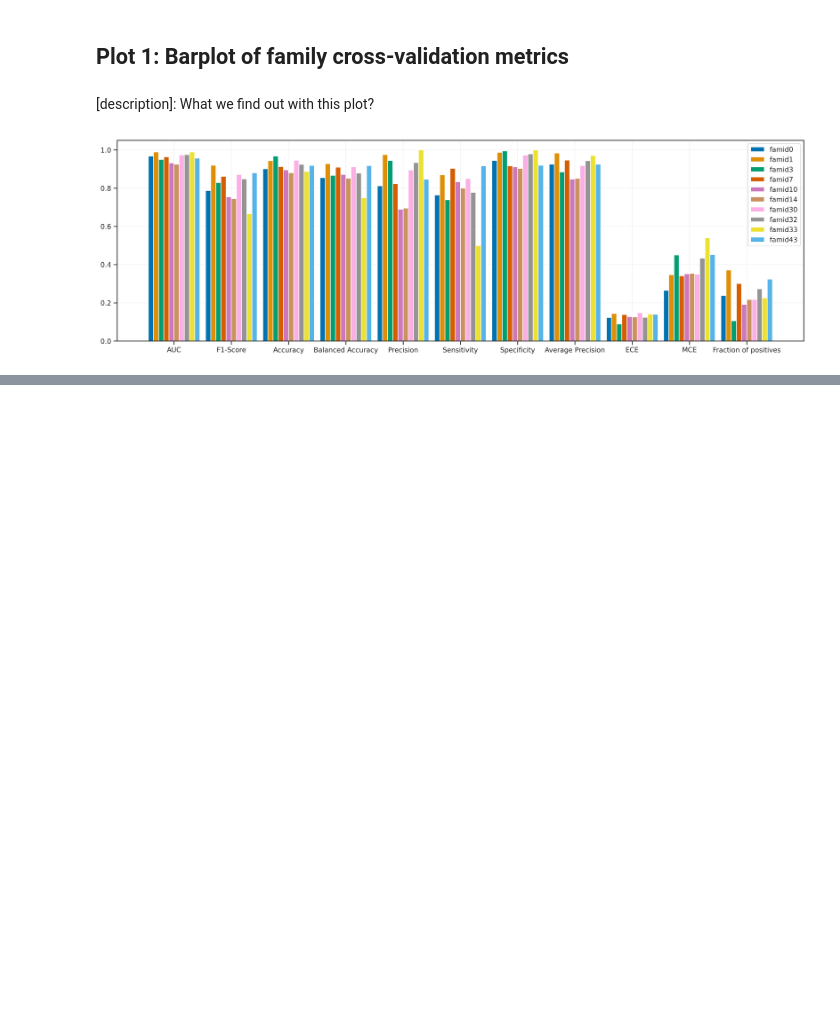
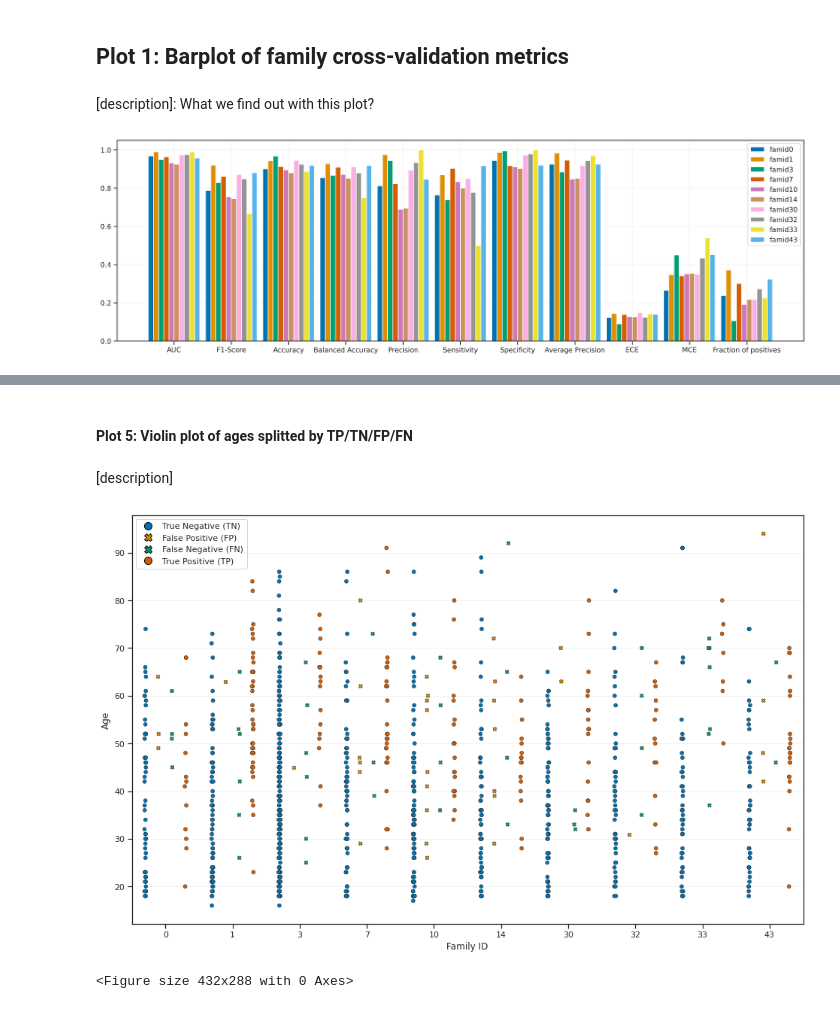
Before and after one commit to zgcarvalho/diabnet, a Jupyter notebook: notebooks/04-family-cross-validation.ipynb, the cells around one changed output, grey strips where cells are left out. Saved outputs shown, nothing was run; the diff lists cells and outputs as text; code cells hidden in the pictures; blank space fills up the shorter version.

```diff
--- a/notebooks/04-family-cross-validation.ipynb
+++ b/notebooks/04-family-cross-validation.ipynb
@@ -172,0 +397,64 @@ if SAVE:
+# %% [markdown]
+#### Plot 5: Violin plot of ages splitted by TP/TN/FP/FN
+# %% [markdown]
+[description]
+# %%
+# Create figure
+fig, ax = plt.subplots(1, figsize=(16, 10))
+
+# Violin plot age
+sns.stripplot(
+    data=data[data.labels],
+    x='ID',
+    y='age',
+    hue='confusion',
+    hue_order=['TN', 'FP', 'FN', 'TP'],
+    marker='o',
+    dodge=True,
+    palette=colors,
+    jitter=0.05,
+    linewidth=0.5,
+    ax=ax
+)
+
+# Violin plot age
+sns.stripplot(
+    data=data[~data.labels],
+    x='ID',
+    y='age',
+    hue='confusion',
+    hue_order=['TN', 'FP', 'FN', 'TP'],
+    marker='X',
+    dodge=True,
+    palette=colors,
+    jitter=0.05,
+    linewidth=0.5,
+    ax=ax
+)
+
+# Configuring plot
+ax.set_xlabel('Family ID')
+ax.set_ylabel('Age')
+
+# Configuring legend
+ax.legend(
+    handles=[
+        Line2D([0], [0], marker='o', color='w', label='True Negative (TN)', markerfacecolor=colors[0], markersize=10, markeredgecolor='black'),
+        Line2D([0], [0], marker='X', color='w', label='False Positive (FP)', markerfacecolor=colors[1], markersize=10, markeredgecolor='black'),
+        Line2D([0], [0], marker='X', color='w', label='False Negative (FN)', markerfacecolor=colors[2], markersize=10, markeredgecolor='black'),
+        Line2D([0], [0], marker='o', color='w', label='True Positive (TP)', markerfacecolor=colors[3], markersize=10, markeredgecolor='black'),
+    ],
+    loc='upper left'
+)
+
+# Display plot
+plt.show()
+
+# Save figure to file
+if SAVE:
+    if not os.path.exists("./images"):
+        os.makedirs("./images")
+    plt.savefig("./images/notebook4-plot5.svg", dpi=300)
+# %% [output]
+[figure, added]
+<Figure size 432x288 with 0 Axes>
```
Also changed, not shown: parts of 37 cells of this notebook, 11 other files.
